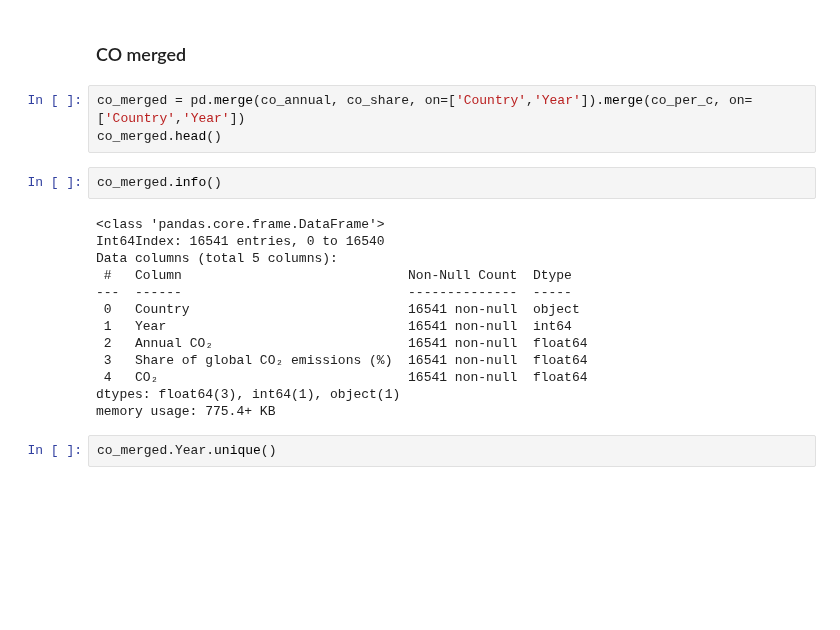
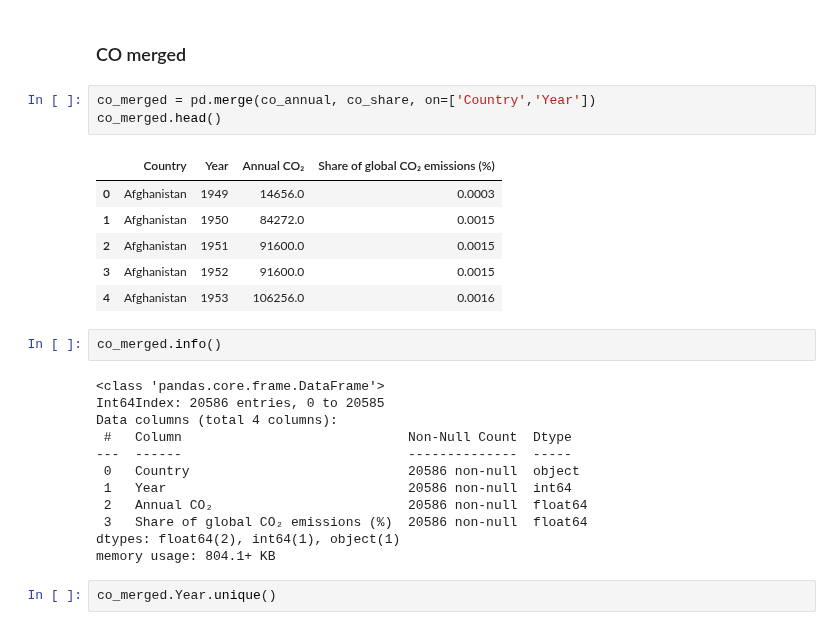
Before and after one commit to ta-data-bcn/Project-Week-8-Final-Project, a Jupyter notebook: your-project/Data Gathering.ipynb, the cells around one changed output. Cells and saved outputs as stored; diff of their text form; blank space fills up the shorter version.

```diff
--- a/your-project/Data Gathering.ipynb
+++ b/your-project/Data Gathering.ipynb
@@ -1036,23 +1038,29 @@ array([1970, 1975, 1980, 1985, 1990, 1995, 2000, 2005, 2010], dtype=int64)
 # %% [markdown]
 ### CO merged
 # %%
-co_merged = pd.merge(co_annual, co_share, on=['Country','Year']).merge(co_per_c, on=['Country','Year'])
+co_merged = pd.merge(co_annual, co_share, on=['Country','Year'])
 co_merged.head()
+# %% [output]
+|  | Country | Year | Annual CO₂ | Share of global CO₂ emissions (%) |
+| 0 | Afghanistan | 1949 | 14656.0 | 0.0003 |
+| 1 | Afghanistan | 1950 | 84272.0 | 0.0015 |
+| 2 | Afghanistan | 1951 | 91600.0 | 0.0015 |
+| 3 | Afghanistan | 1952 | 91600.0 | 0.0015 |
+| 4 | Afghanistan | 1953 | 106256.0 | 0.0016 |
 # %%
 co_merged.info()
 # %% [output]
 <class 'pandas.core.frame.DataFrame'>
-Int64Index: 16541 entries, 0 to 16540
-Data columns (total 5 columns):
+Int64Index: 20586 entries, 0 to 20585
+Data columns (total 4 columns):
  #   Column                             Non-Null Count  Dtype
 ---  ------                             --------------  -----
- 0   Country                            16541 non-null  object
- 1   Year                               16541 non-null  int64
- 2   Annual CO₂                         16541 non-null  float64
- 3   Share of global CO₂ emissions (%)  16541 non-null  float64
- 4   CO₂                                16541 non-null  float64
-dtypes: float64(3), int64(1), object(1)
-memory usage: 775.4+ KB
+ 0   Country                            20586 non-null  object
+ 1   Year                               20586 non-null  int64
+ 2   Annual CO₂                         20586 non-null  float64
+ 3   Share of global CO₂ emissions (%)  20586 non-null  float64
+dtypes: float64(2), int64(1), object(1)
+memory usage: 804.1+ KB
 # %%
 co_merged.Year.unique()
 # %% [output]
```
Also changed, not shown: parts of 9 cells of this notebook, 1 other file.
